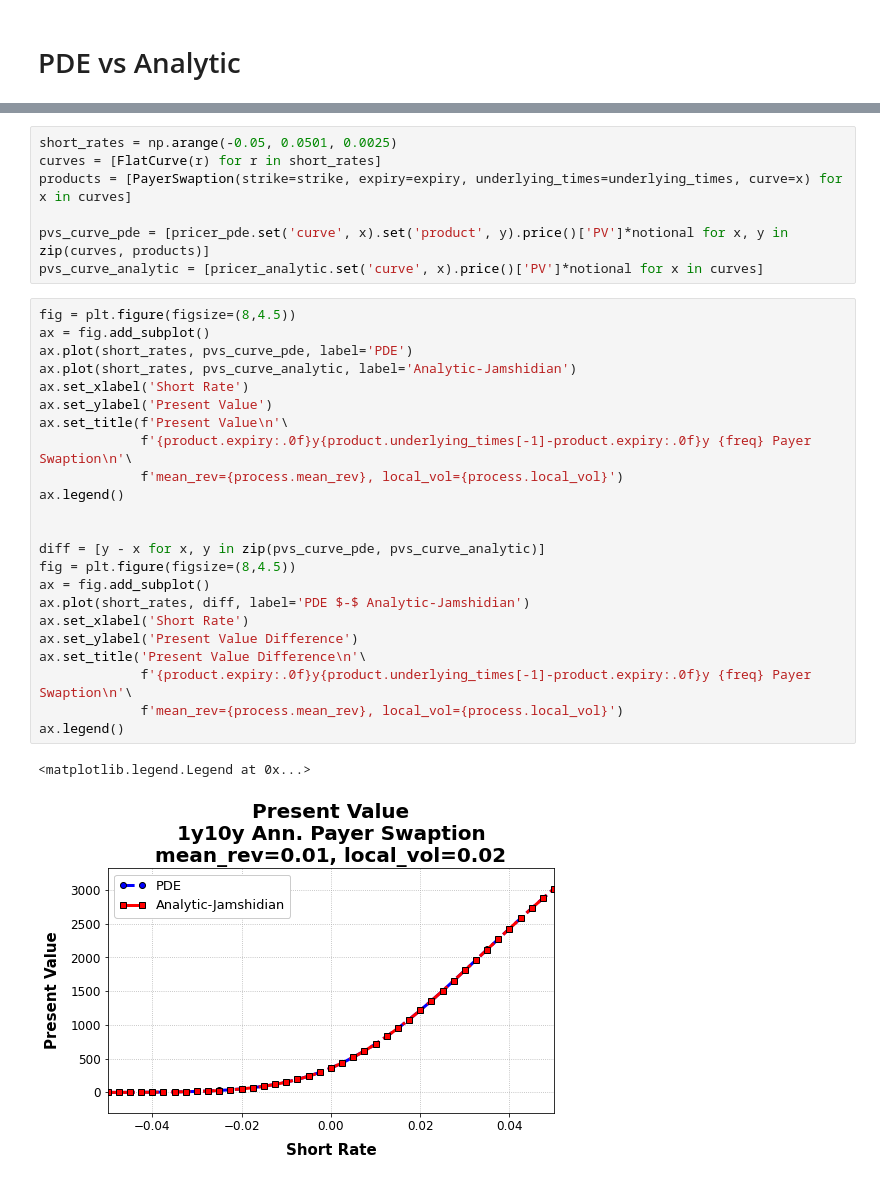
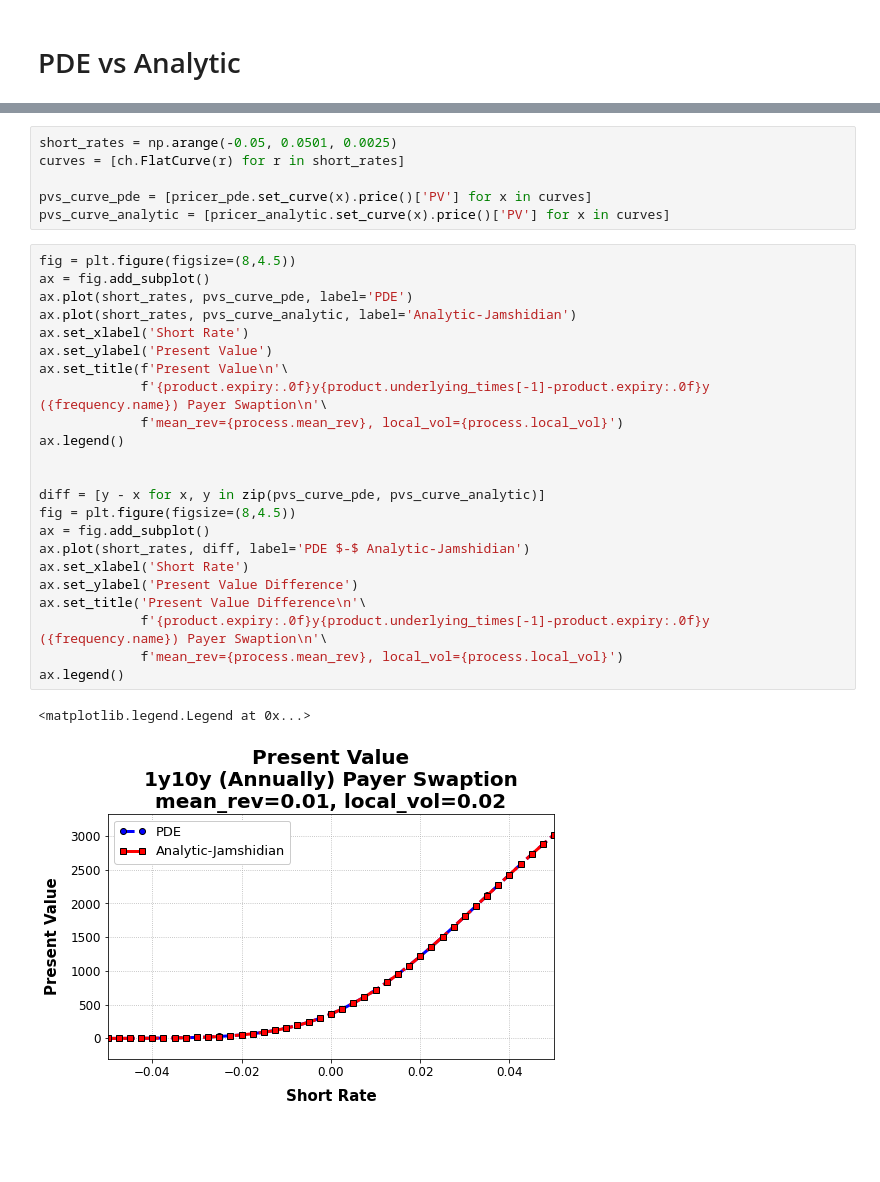
Before and after one commit to agalale/cheyette, a Jupyter notebook: Swaption.ipynb, the cells around one changed output, grey strips where cells are left out. Saved outputs shown, nothing was run; the diff lists cells and outputs as text; blank space fills up the shorter version.

```diff
--- a/Swaption.ipynb
+++ b/Swaption.ipynb
@@ -54,34 +42,33 @@ PV Analytic: 717.2405366448545
 Abs. Error: -0.29758516934055024
 # %%
 short_rates = np.arange(-0.05, 0.0501, 0.0025)
-curves = [FlatCurve(r) for r in short_rates]
-products = [PayerSwaption(strike=strike, expiry=expiry, underlying_times=underlying_times, curve=x) for x in curves]
+curves = [ch.FlatCurve(r) for r in short_rates]
 
-pvs_curve_pde = [pricer_pde.set('curve', x).set('product', y).price()['PV']*notional for x, y in zip(curves, products)]
-pvs_curve_analytic = [pricer_analytic.set('curve', x).price()['PV']*notional for x in curves]
+pvs_curve_pde = [pricer_pde.set_curve(x).price()['PV'] for x in curves]
+pvs_curve_analytic = [pricer_analytic.set_curve(x).price()['PV'] for x in curves]
 # %%
 fig = plt.figure(figsize=(8,4.5))
 ax = fig.add_subplot()
 ax.plot(short_rates, pvs_curve_pde, label='PDE')
 ax.plot(short_rates, pvs_curve_analytic, label='Analytic-Jamshidian')
 ax.set_xlabel('Short Rate')
 ax.set_ylabel('Present Value')
 ax.set_title(f'Present Value\n'\
-             f'{product.expiry:.0f}y{product.underlying_times[-1]-product.expiry:.0f}y {freq} Payer Swaption\n'\
+             f'{product.expiry:.0f}y{product.underlying_times[-1]-product.expiry:.0f}y ({frequency.name}) Payer Swaption\n'\
              f'mean_rev={process.mean_rev}, local_vol={process.local_vol}')
 ax.legend()
 
 
 diff = [y - x for x, y in zip(pvs_curve_pde, pvs_curve_analytic)]
 fig = plt.figure(figsize=(8,4.5))
 ax = fig.add_subplot()
 ax.plot(short_rates, diff, label='PDE $-$ Analytic-Jamshidian')
 ax.set_xlabel('Short Rate')
 ax.set_ylabel('Present Value Difference')
 ax.set_title('Present Value Difference\n'\
-             f'{product.expiry:.0f}y{product.underlying_times[-1]-product.expiry:.0f}y {freq} Payer Swaption\n'\
+             f'{product.expiry:.0f}y{product.underlying_times[-1]-product.expiry:.0f}y ({frequency.name}) Payer Swaption\n'\
              f'mean_rev={process.mean_rev}, local_vol={process.local_vol}')
 ax.legend()
 # %% [output]
 <matplotlib.legend.Legend at 0x...>
-[figure, old version]
+[figure, new version]
```
Also changed, not shown: parts of 17 cells of this notebook, 8 other files.
